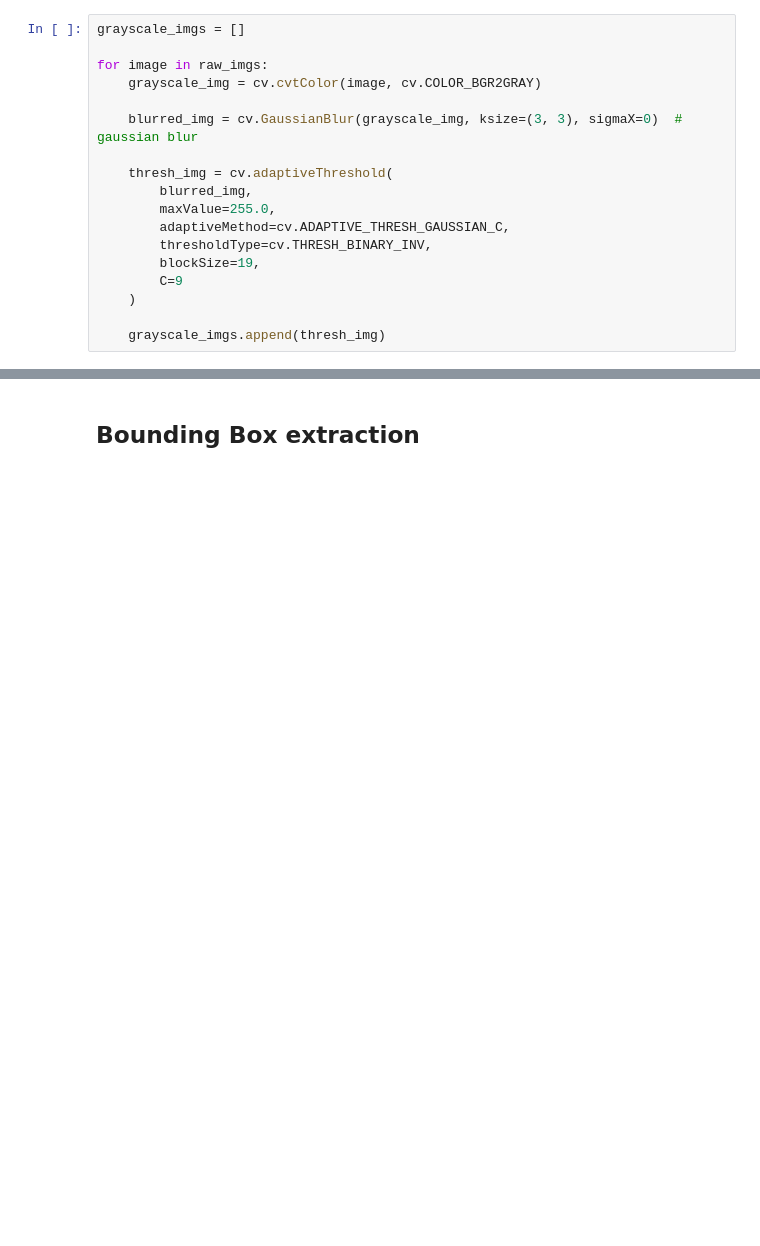
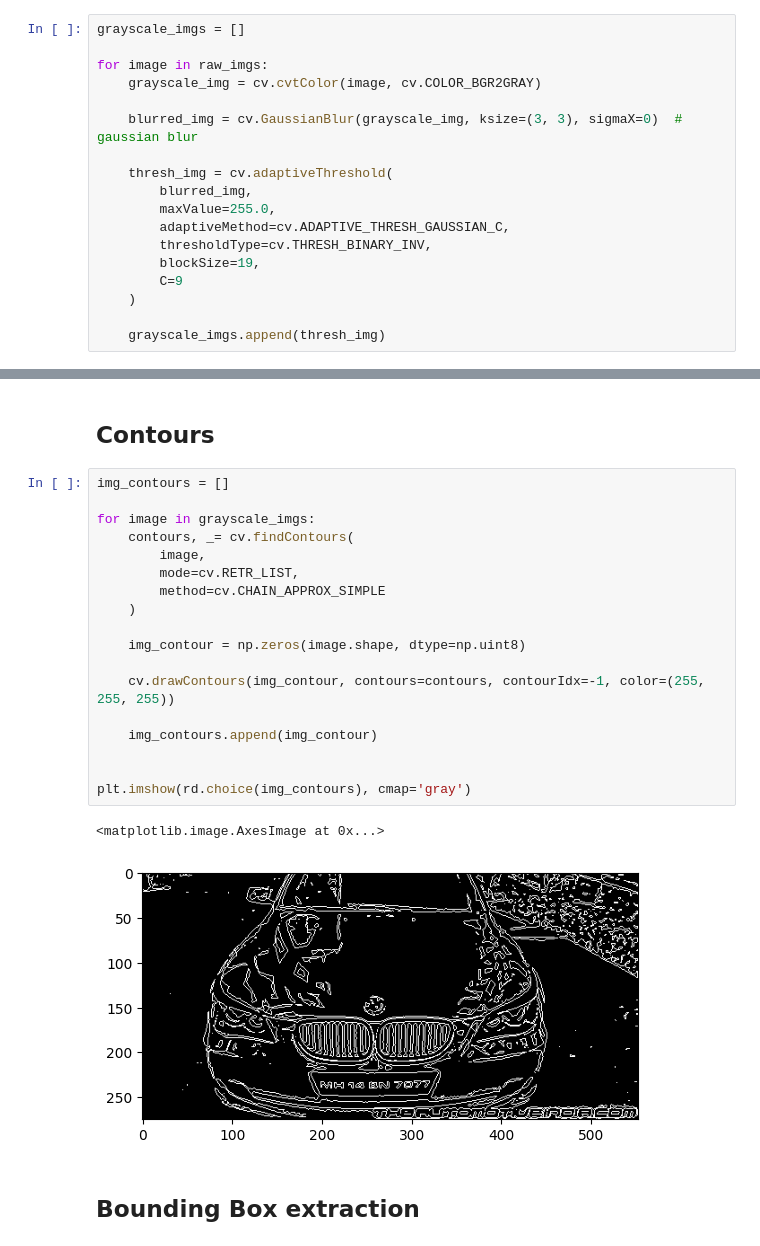
Before and after one commit to damirch/alpr, a Jupyter notebook: detection.ipynb, the cells around one changed output, grey strips where cells are left out. Saved outputs shown, nothing was run; the diff lists cells and outputs as text; blank space fills up the shorter version.

Commit message:
added contour detection

```diff
--- a/detection.ipynb
+++ b/detection.ipynb
@@ -118,3 +119,26 @@ plt.imshow(rd.choice(grayscale_imgs), cmap='gray')
+# %% [markdown]
+## Contours
+# %%
+img_contours = []
+
+for image in grayscale_imgs:
+    contours, _= cv.findContours(
+        image,
+        mode=cv.RETR_LIST,
+        method=cv.CHAIN_APPROX_SIMPLE
+    )
+
+    img_contour = np.zeros(image.shape, dtype=np.uint8)
+
+    cv.drawContours(img_contour, contours=contours, contourIdx=-1, color=(255, 255, 255))
+
+    img_contours.append(img_contour)
+
+
+plt.imshow(rd.choice(img_contours), cmap='gray')
+# %% [output]
+<matplotlib.image.AxesImage at 0x...>
+[figure, added]
 # %% [markdown]
 ## Bounding Box extraction
 # %%
```
Also changed, not shown: parts of 7 cells of this notebook.
